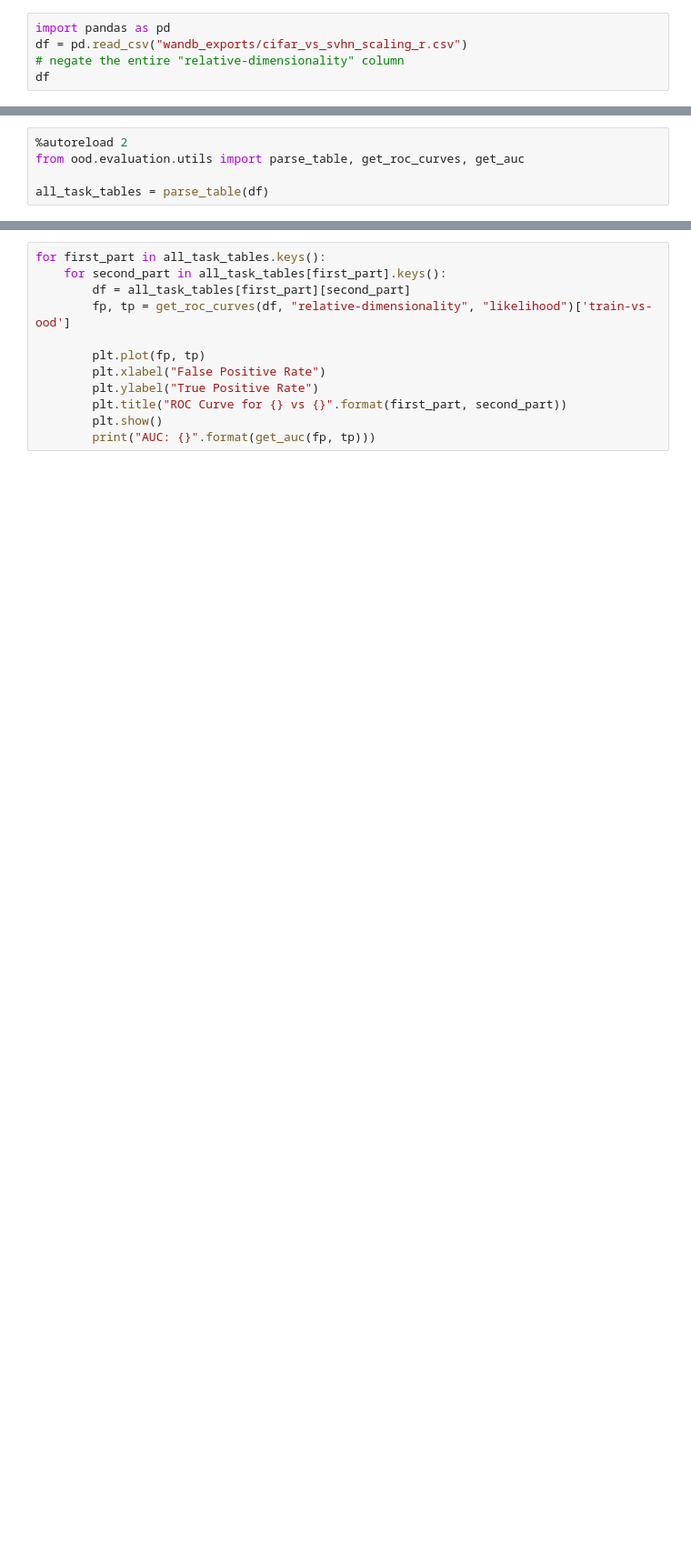
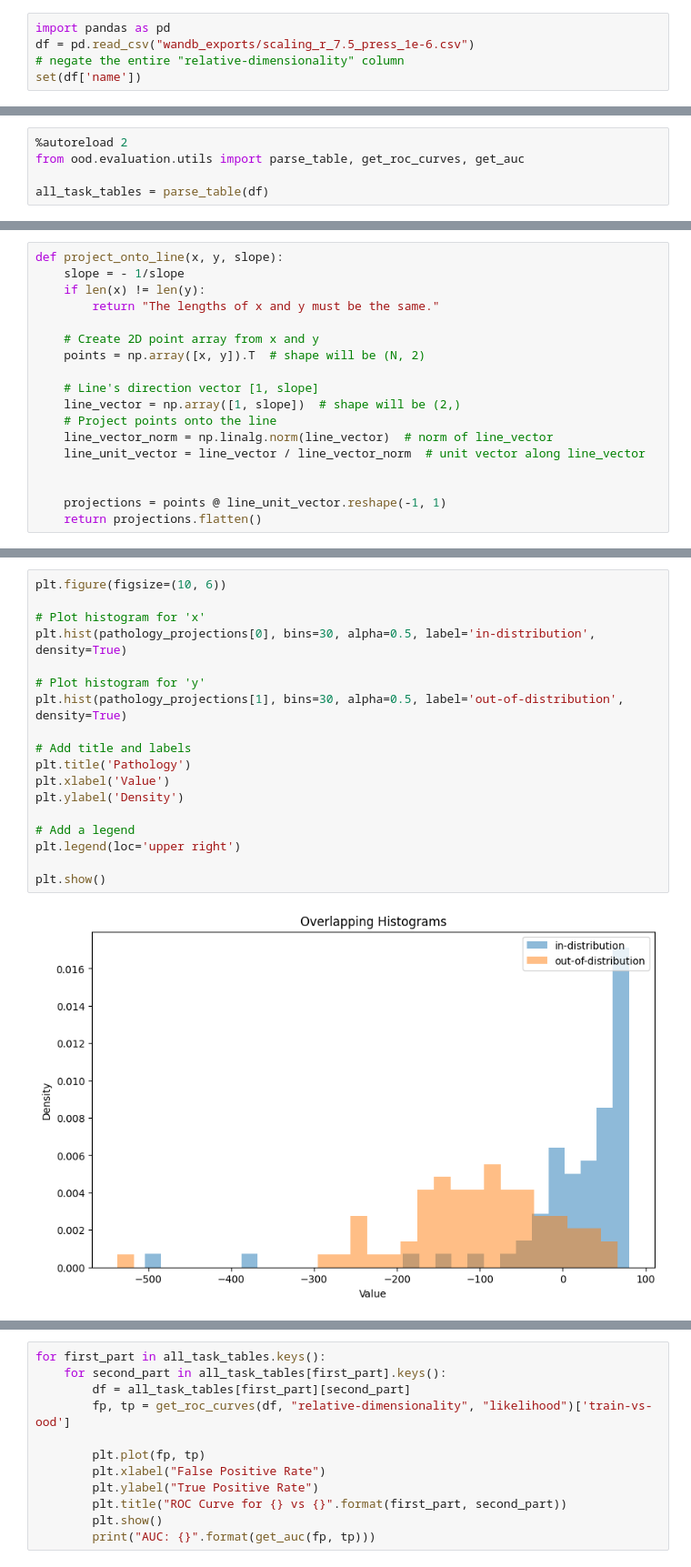
Before and after one commit to HamidrezaKmK/ood-detection, a Jupyter notebook: notebooks/ood_metric_computation.ipynb, the cells around one changed output, grey strips where cells are left out. Shown: that part at 91% size. Cells and saved outputs as stored; diff of their text form; blank space fills up the shorter version.

```diff
--- a/notebooks/ood_metric_computation.ipynb
+++ b/notebooks/ood_metric_computation.ipynb
@@ -16,6 +19,6 @@ os.chdir(project_root)
 # %%
 import pandas as pd
-df = pd.read_csv("wandb_exports/cifar_vs_svhn_scaling_r.csv")
+df = pd.read_csv("wandb_exports/scaling_r_7.5_press_1e-6.csv")
 # negate the entire "relative-dimensionality" column
-df
+set(df['name'])
 # %% [output]
@@ -57,0 +57,18 @@ unique_vals =
+# %%
+def project_onto_line(x, y, slope):
+    slope = - 1/slope
+    if len(x) != len(y):
+        return "The lengths of x and y must be the same."
+
+    # Create 2D point array from x and y
+    points = np.array([x, y]).T  # shape will be (N, 2)
+
+    # Line's direction vector [1, slope]
+    line_vector = np.array([1, slope])  # shape will be (2,)
+    # Project points onto the line
+    line_vector_norm = np.linalg.norm(line_vector)  # norm of line_vector
+    line_unit_vector = line_vector / line_vector_norm  # unit vector along line_vector
+
+
+    projections = points @ line_unit_vector.reshape(-1, 1)
+    return projections.flatten()
@@ -57,0 +183,20 @@ unique_vals =
+# %%
+plt.figure(figsize=(10, 6))
+
+# Plot histogram for 'x'
+plt.hist(pathology_projections[0], bins=30, alpha=0.5, label='in-distribution', density=True)
+
+# Plot histogram for 'y'
+plt.hist(pathology_projections[1], bins=30, alpha=0.5, label='out-of-distribution', density=True)
+
+# Add title and labels
+plt.title('Pathology')
+plt.xlabel('Value')
+plt.ylabel('Density')
+
+# Add a legend
+plt.legend(loc='upper right')
+
+plt.show()
+# %% [output]
+[figure, added]
```
Also changed, not shown: parts of 7 cells of this notebook, 4 other files.
